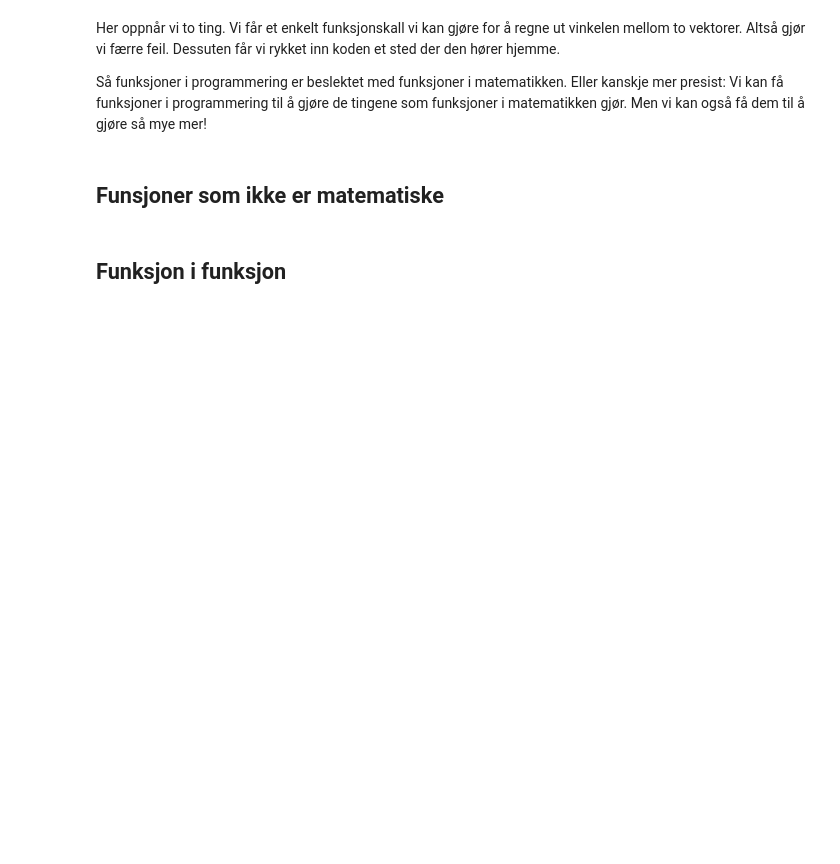
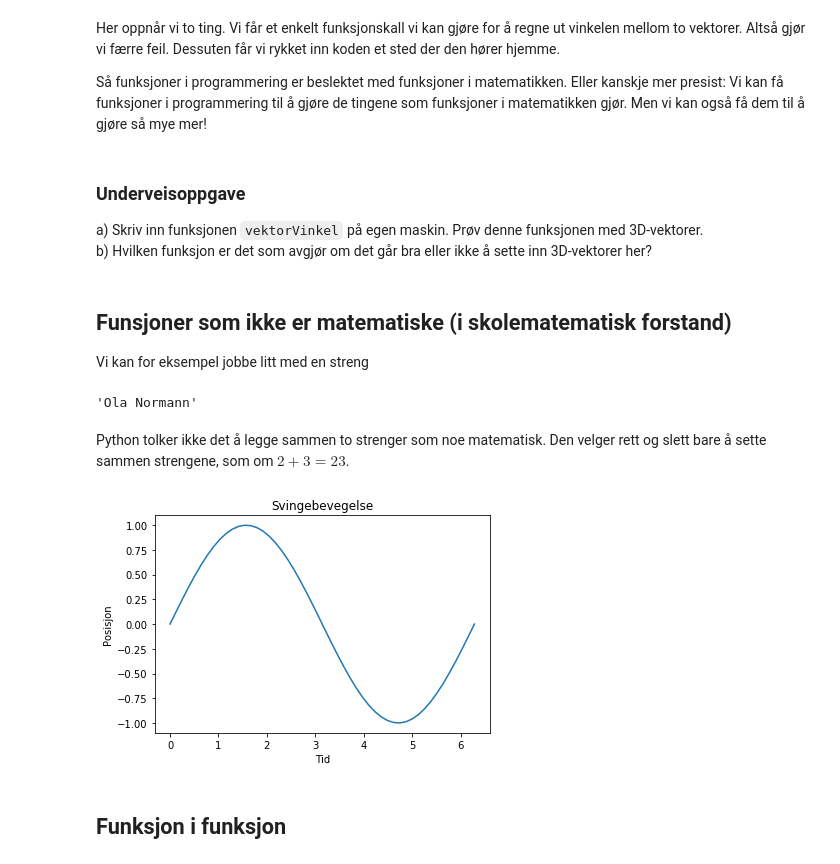
Before and after one commit to uio-profag/notebooks, a Jupyter notebook: vgs/2018-12-17-Funksjoner.ipynb, the cells around one changed output. Cells and saved outputs as stored; diff of their text form; code cells hidden in the pictures; blank space fills up the shorter version.

Commit message:
mer om funksjoner

```diff
--- a/vgs/2018-12-17-Funksjoner.ipynb
+++ b/vgs/2018-12-17-Funksjoner.ipynb
@@ -45,7 +48,36 @@ Vinkelen mellom  [1 2 3] og [2 3 4] er  0.122 rad
 Her oppnår vi to ting. Vi får et enkelt funksjonskall vi kan gjøre for å regne ut vinkelen mellom to vektorer. Altså gjør vi færre feil. Dessuten får vi rykket inn koden et sted der den hører hjemme.
 
 Så funksjoner i programmering er beslektet med funksjoner i matematikken. Eller kanskje mer presist: Vi kan få funksjoner i programmering til å gjøre de tingene som funksjoner i matematikken gjør. Men vi kan også få dem til å gjøre så mye mer!
+# %% [markdown]
+### Underveisoppgave
+
+a) Skriv inn funksjonen `vektorVinkel` på egen maskin. Prøv denne funksjonen med 3D-vektorer.
+b) Hvilken funksjon er det som avgjør om det går bra eller ikke å sette inn 3D-vektorer her?
 # %% [markdown]
-## Funsjoner som ikke er matematiske
+## Funsjoner som ikke er matematiske (i skolematematisk forstand)
+
+Vi kan for eksempel jobbe litt med en streng
+# %%
+def fulltNavn(fornavn, etternavn):
+    return fornavn + " " + etternavn
+
+fulltNavn("Ola", "Normann")
+# %% [output]
+'Ola Normann'
+# %% [markdown]
+Python tolker ikke det å legge sammen to strenger som noe matematisk. Den velger rett og slett bare å sette sammen strengene, som om $2 + 3 = 23$.
+# %%
+def figurMinimum(x, y, xaksetekst, yaksetekst, tittel):
+    plot(x, y)
+    xlabel(xaksetekst)
+    ylabel(yaksetekst)
+    title(tittel)
+
+x = linspace(0, 2*pi)
+y = sin(x)
+
+figurMinimum(x, y, "Tid", "Posisjon", "Svingebevegelse")
+# %% [output]
+[figure, added]
 # %% [markdown]
 ## Funksjon i funksjon
```
Also changed, not shown: parts of 8 cells of this notebook.
